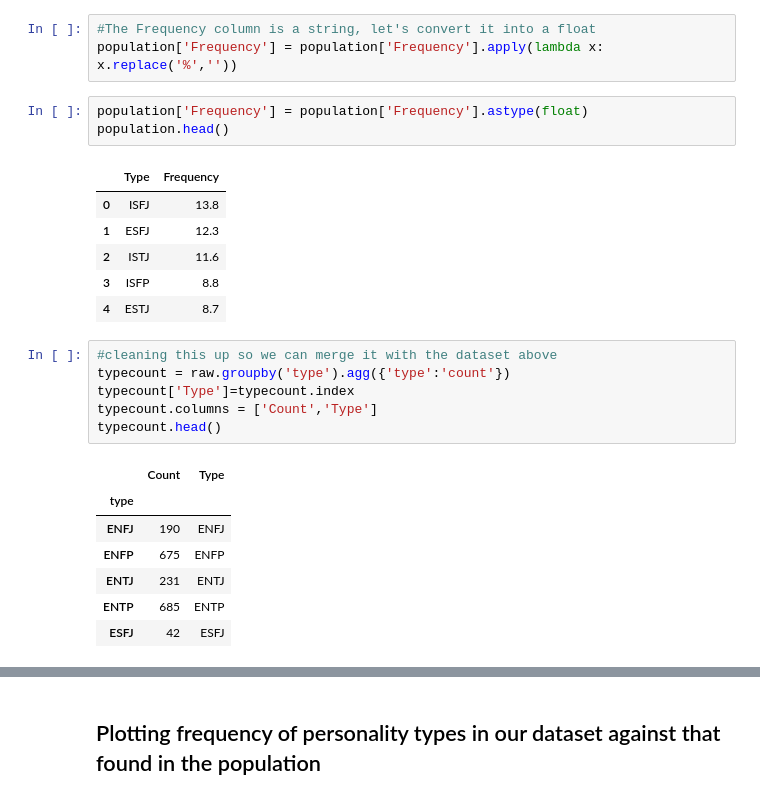
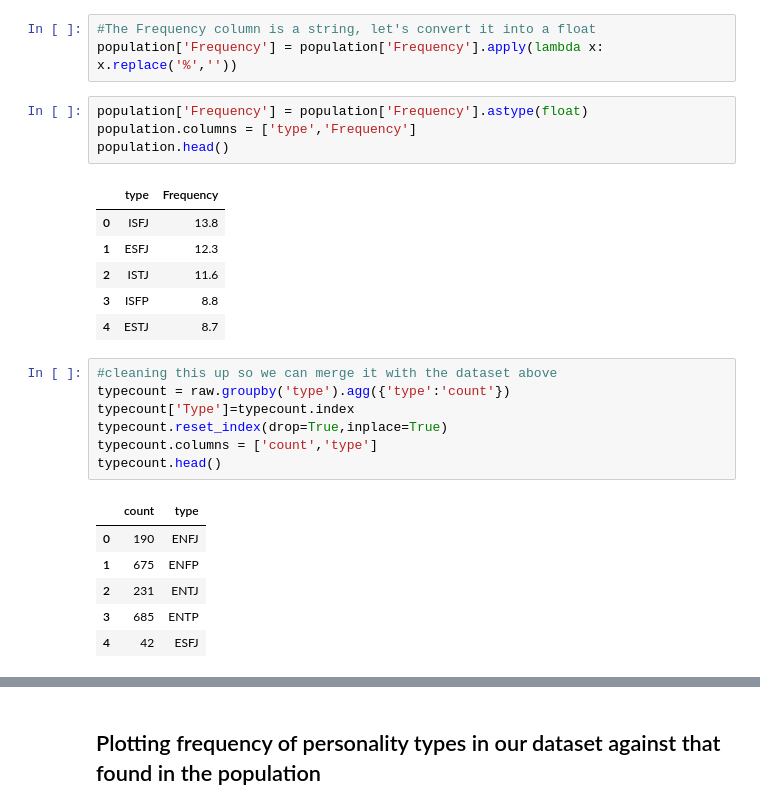
Before and after one commit to Vega-daniel/Predicting_personality, a Jupyter notebook: EDA.ipynb, the cells around one changed output, grey strips where cells are left out. Drawn from its saved outputs; the diff is of its cells as text.

```diff
--- a/EDA.ipynb
+++ b/EDA.ipynb
@@ -69,9 +69,10 @@ None
 population['Frequency'] = population['Frequency'].apply(lambda x: x.replace('%',''))
 # %%
 population['Frequency'] = population['Frequency'].astype(float)
+population.columns = ['type','Frequency']
 population.head()
 # %% [output]
-|  | Type | Frequency |
+|  | type | Frequency |
 | 0 | ISFJ | 13.8 |
 | 1 | ESFJ | 12.3 |
 | 2 | ISTJ | 11.6 |
@@ -80,14 +81,14 @@ population.head()
 # %%
 #cleaning this up so we can merge it with the dataset above
 typecount = raw.groupby('type').agg({'type':'count'})
 typecount['Type']=typecount.index
-typecount.columns = ['Count','Type']
+typecount.reset_index(drop=True,inplace=True)
+typecount.columns = ['count','type']
 typecount.head()
 # %% [output]
-|  | Count | Type |
-| type |  |  |
-| ENFJ | 190 | ENFJ |
-| ENFP | 675 | ENFP |
-| ENTJ | 231 | ENTJ |
-| ENTP | 685 | ENTP |
-| ESFJ | 42 | ESFJ |
+|  | count | type |
+| 0 | 190 | ENFJ |
+| 1 | 675 | ENFP |
+| 2 | 231 | ENTJ |
+| 3 | 685 | ENTP |
+| 4 | 42 | ESFJ |
```
Also changed, not shown: parts of 31 cells of this notebook, 3 other files.
